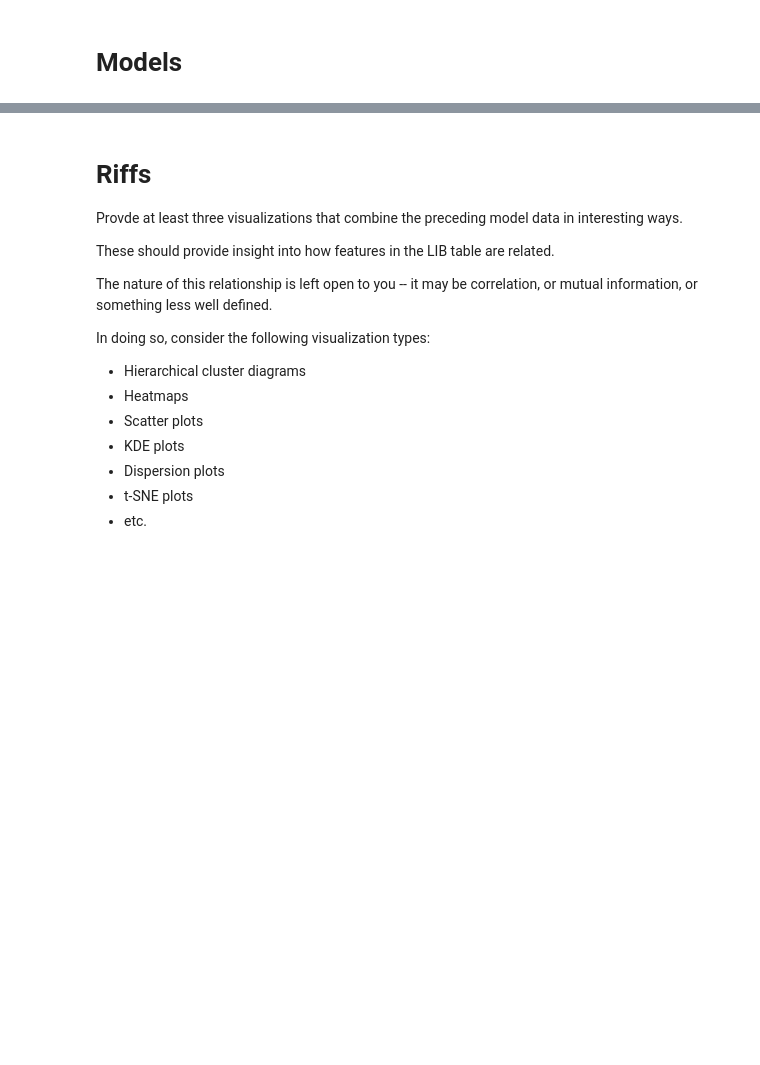
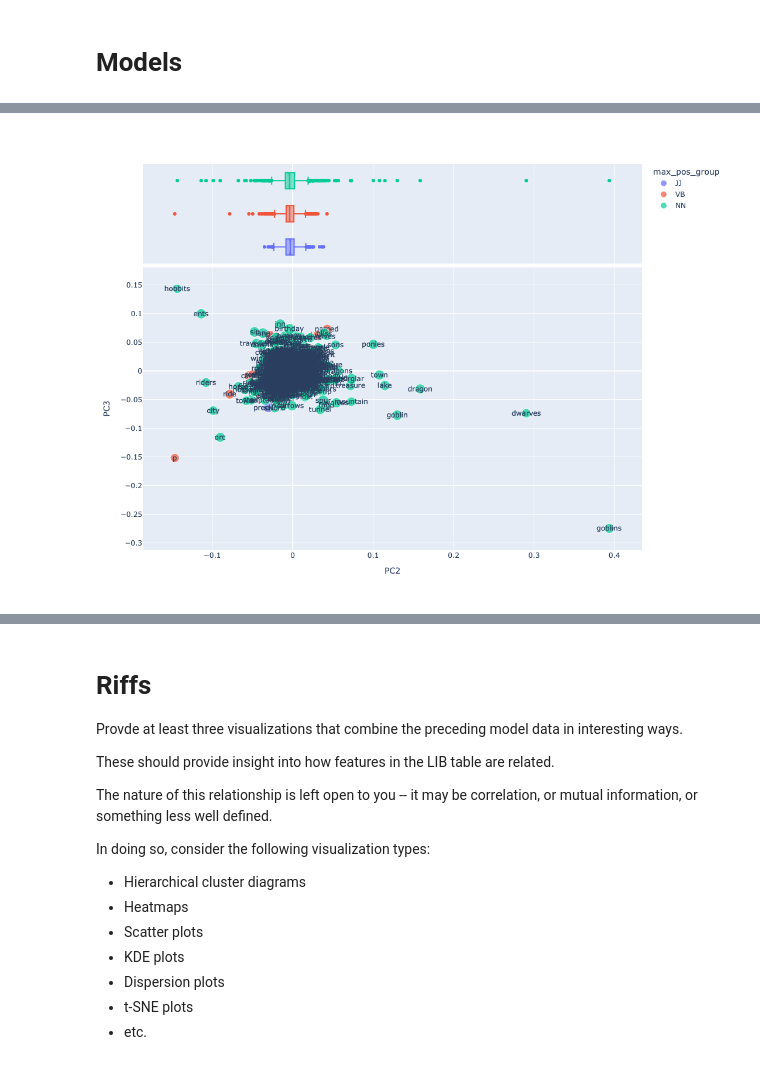
Before and after one commit to Icy4r/DS5001-proj, a Jupyter notebook: FinalProject_icy4r.ipynb, the cells around one changed output, grey strips where cells are left out. Saved outputs shown, nothing was run; the diff lists cells and outputs as text; code cells hidden in the pictures; blank space fills up the shorter version.

```diff
--- a/FinalProject_icy4r.ipynb
+++ b/FinalProject_icy4r.ipynb
@@ -236,0 +246,4 @@ Briefly describe the nature of the polarity you see in the second component:
+# %%
+Image(filename = PATH + "graph4.png")
+# %% [output]
+[figure, added]
```
Also changed, not shown: parts of 49 cells of this notebook, 3 other files.
